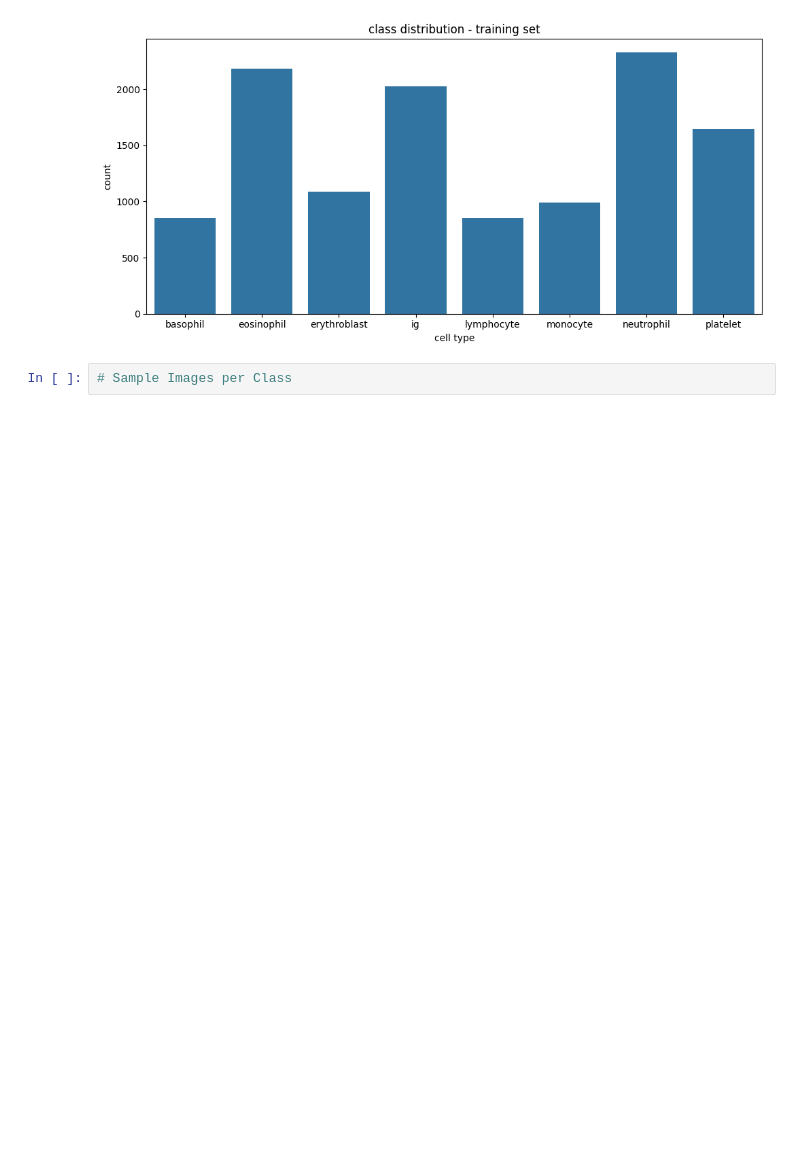
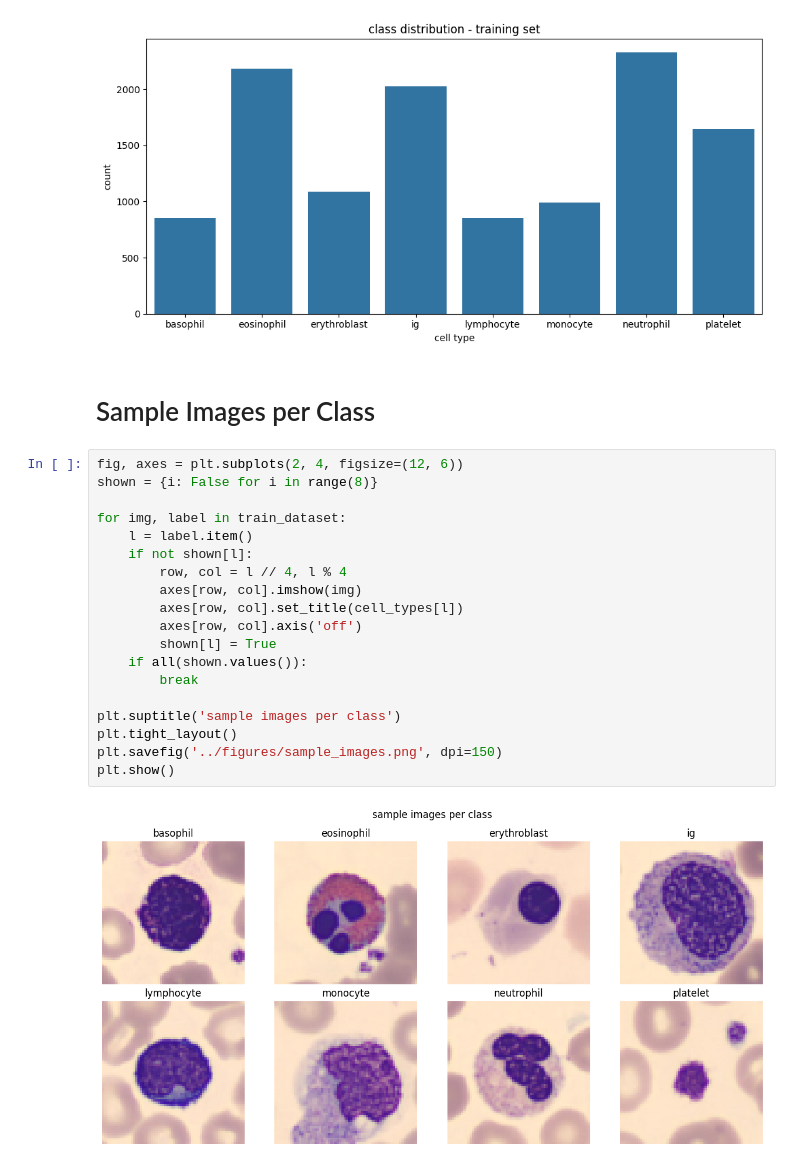
Before and after one commit to GG1627/bme6938-project-2, a Jupyter notebook: notebooks/eda.ipynb, the cells around one changed output. Saved outputs shown, nothing was run; the diff lists cells and outputs as text; blank space fills up the shorter version.

Commit message:
created exploratory data analysis folder and saved figures to figures folder

```diff
--- a/notebooks/eda.ipynb
+++ b/notebooks/eda.ipynb
@@ -34,5 +34,26 @@ plt.savefig('../figures/class_distribution.png', dpi=150)
 plt.show()
 # %% [output]
 [figure]
-# %%
-# Sample Images per Class
+# %% [markdown]
+# Sample Images per Class
+# %%
+fig, axes = plt.subplots(2, 4, figsize=(12, 6))
+shown = {i: False for i in range(8)}
+
+for img, label in train_dataset:
+    l = label.item()
+    if not shown[l]:
+        row, col = l // 4, l % 4
+        axes[row, col].imshow(img)
+        axes[row, col].set_title(cell_types[l])
+        axes[row, col].axis('off')
+        shown[l] = True
+    if all(shown.values()):
+        break
+
+plt.suptitle('sample images per class')
+plt.tight_layout()
+plt.savefig('../figures/sample_images.png', dpi=150)
+plt.show()
+# %% [output]
+[figure, added]
```
Also changed, not shown: parts of 4 cells of this notebook, 2 other files.
